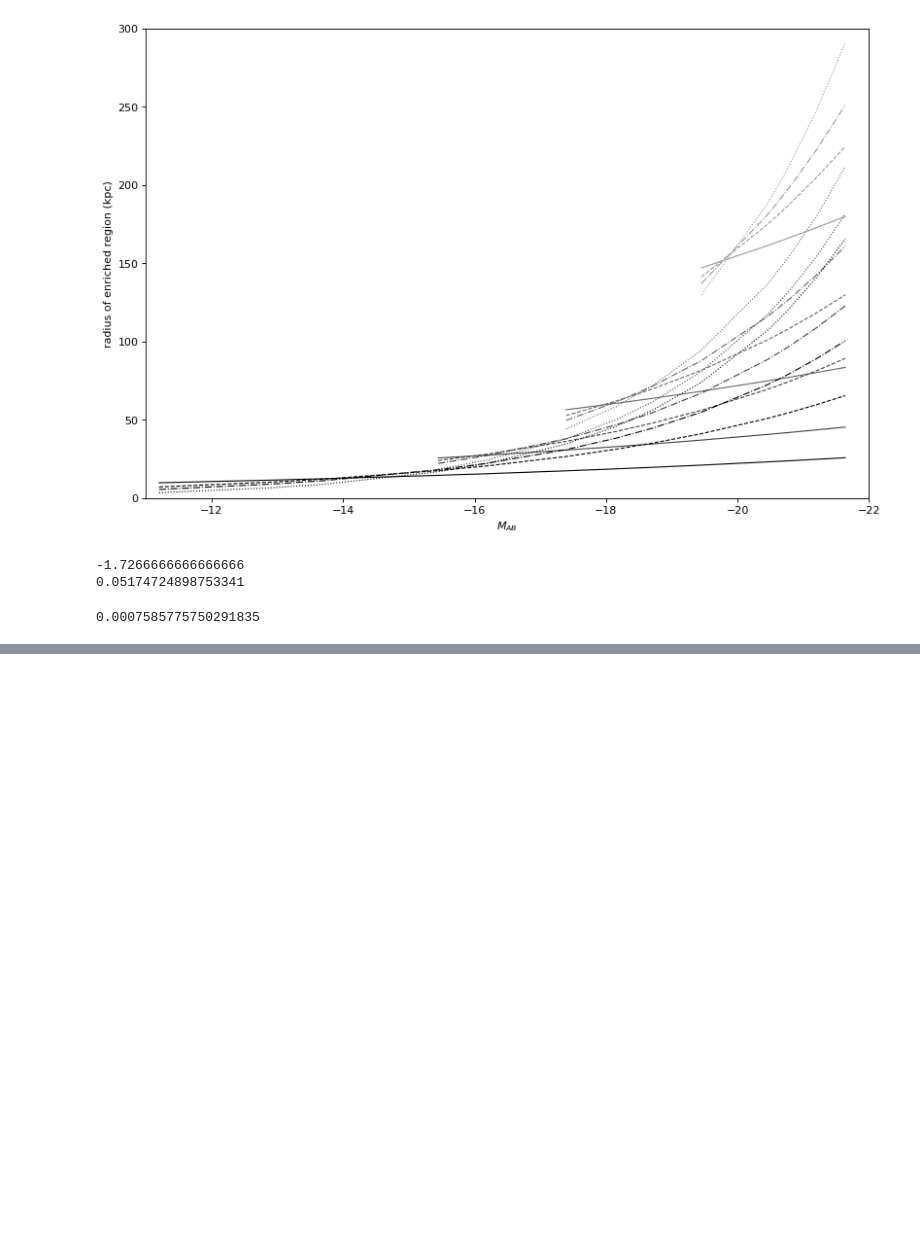
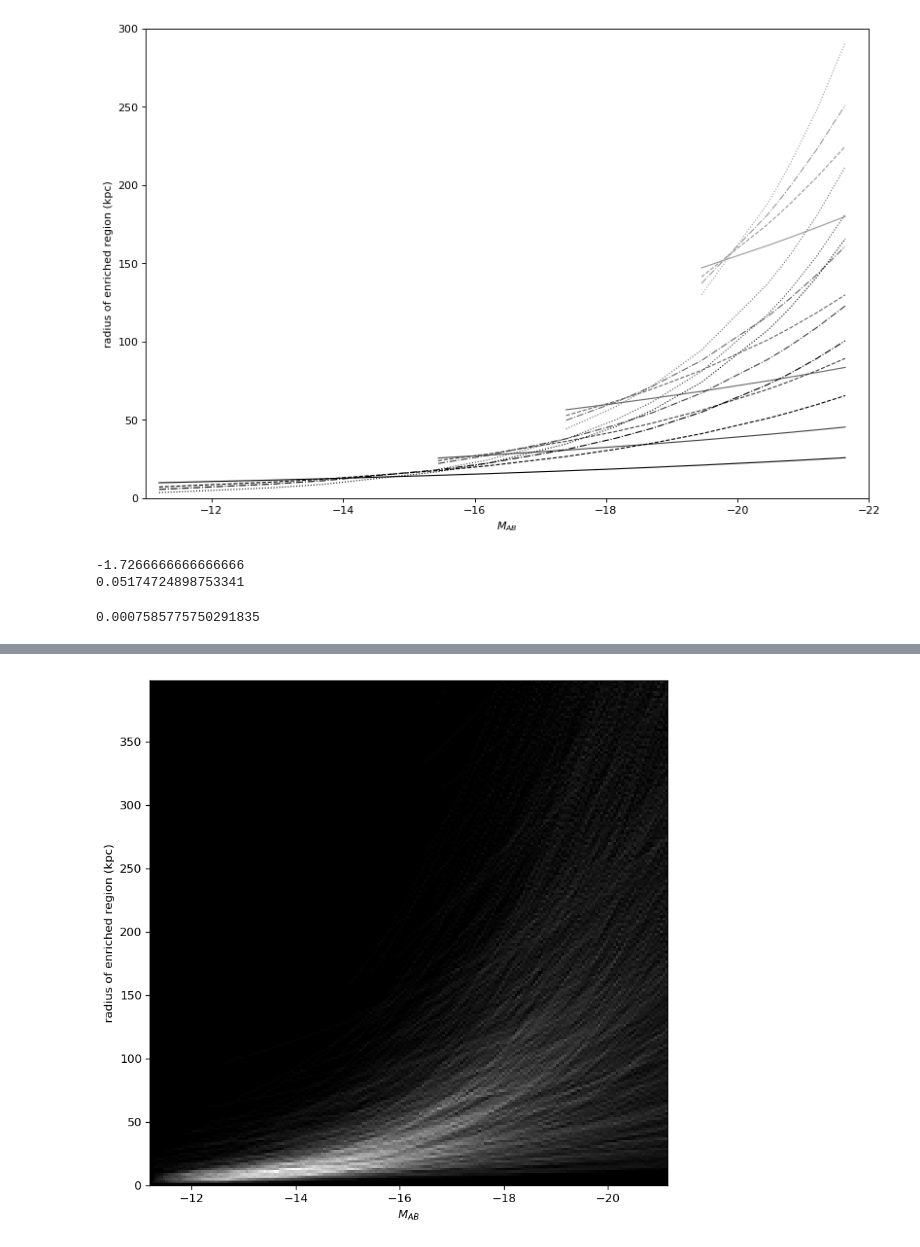
Before and after one commit to seib2/MgII, a Jupyter notebook: MgII_SB.ipynb, the cells around one changed output, grey strips where cells are left out. Drawn from its saved outputs; the diff is of its cells as text; code cells hidden in the pictures; blank space fills up the shorter version.

```diff
--- a/MgII_SB.ipynb
+++ b/MgII_SB.ipynb
@@ -345,0 +338,78 @@ print(10**(-3.3-0.2)-0.00050)
+# %%
+
+
+#plt.ylabel('radius of enriched region (kpc)')
+#plt.xlabel('$M_{AB}$')
+#plt.xlim(-11,-22)
+#plt.ylim(0,300)
+
+c = 3E8
+H0 = 2.1916E-18
+meters_to_kpc = 3.086E19
+L_bol = 3.828E26
+M_bol = 4.8
+M_star = -21.2
+L_star = L_bol*(10**((M_bol-M_star)/2.5))
+
+log_ratio_arr = np.arange(-4, 0, 0.02)
+l_ratio_arr = [10**x for x in log_ratio_arr ]
+Mag = [ (M_bol - (2.5*math.log10(i*L_star/L_bol))) for i in l_ratio_arr]
+
+R_arr = np.arange(0.0,400.0,2.0)
+density_matrix =  [[0 for x in range(len(Mag))] for y in range(len(R_arr))]
+
+for counter in range(2000):
+
+    alpha = -1.83+(random.random()*(-2.24+1.83))
+    f_R = 0.5+(random.random()*(1.0-0.5))
+    phi_star = (0.00004+(random.random()*0.0008))/((1000.0*meters_to_kpc)**3.0)
+    dNdX_obs = 0.5 + (random.random()*(1.75-0.5))
+    beta = 0.1 + (random.random()*0.4)
+    log_ratio = -4+(4*random.random())
+    l_ratio_min = 10**log_ratio
+    #l_ratio_min = 0.0001 + (random.random()*0.1)
+    M_min = M_bol - (2.5*math.log10(l_ratio_min*L_star/L_bol))
+    trun_Mag = np.asarray(Mag)[np.where(np.asarray(Mag) < M_min)]
+    gamma_arg = alpha+(2.0*beta)+1.0
+    R_star_predicted = ((1.0/meters_to_kpc)*math.sqrt(dNdX_obs*(H0/(c*math.pi))*
+        (1/f_R)*(1/phi_star)*(1/sy.uppergamma(gamma_arg,l_ratio_min))))
+    R_predicted = R_star_predicted*(l_ratio_min**beta)
+    R_predicted_full =[ R_star_predicted*(x**beta) for x in l_ratio_arr ]
+    trun_R = np.asarray(R_predicted_full)[np.where(np.asarray(Mag) < M_min)]
+
+    #plt.plot(trun_Mag, trun_R, color='#404040',linewidth=1.0 )
+
+    #print(len(trun_Mag),len(trun_R), len(R_arr), len(Mag), len(density_matrix))
+
+    for loc in range(len(trun_Mag)):
+        R_index = math.floor(trun_R[loc]) if (math.floor(trun_R[loc])<len(R_arr)) else len(R_arr)-1
+        M_index = np.where(np.asarray(Mag) == trun_Mag[loc])[0][0]
+        #print(R_index, M_index)
+        density_matrix[R_index][M_index] = (density_matrix[R_index][M_index] +
+            1.0) if (math.floor(trun_R[loc])<len(R_arr)) else density_matrix[R_index][M_index]
+
+
+print(np.shape(density_matrix))
+print(np.amax(density_matrix))
+
+
+fig=plt.figure(figsize=(8, 8), dpi= 120, facecolor='w', edgecolor='k')
+
+
+plt.imshow(density_matrix, extent=[-11.2,-21.15,398,0], aspect="auto",cmap=plt.cm.get_cmap('gist_gray'))
+plt.ylabel('radius of enriched region (kpc)')
+plt.xlabel('$M_{AB}$')
+
+#cbar = fig.colorbar(cax, ticks=[-1, 0, 1])
+#cbar.ax.set_yticklabels(['< -1', '0', '> 1'])
+
+#plt.figure()
+#CS = plt.contour(Mag, R_arr, density_matrix)
+#plt.clabel(CS, inline=1, fontsize=10)
+
+#plt.gca().invert_xaxis()
+plt.gca().invert_yaxis()
+
+
+plt.show()
+# %% [output]
@@ -345,0 +418 @@ print(10**(-3.3-0.2)-0.00050)
+[figure, added]
```
Also changed, not shown: parts of 6 cells of this notebook, 9 other files.
